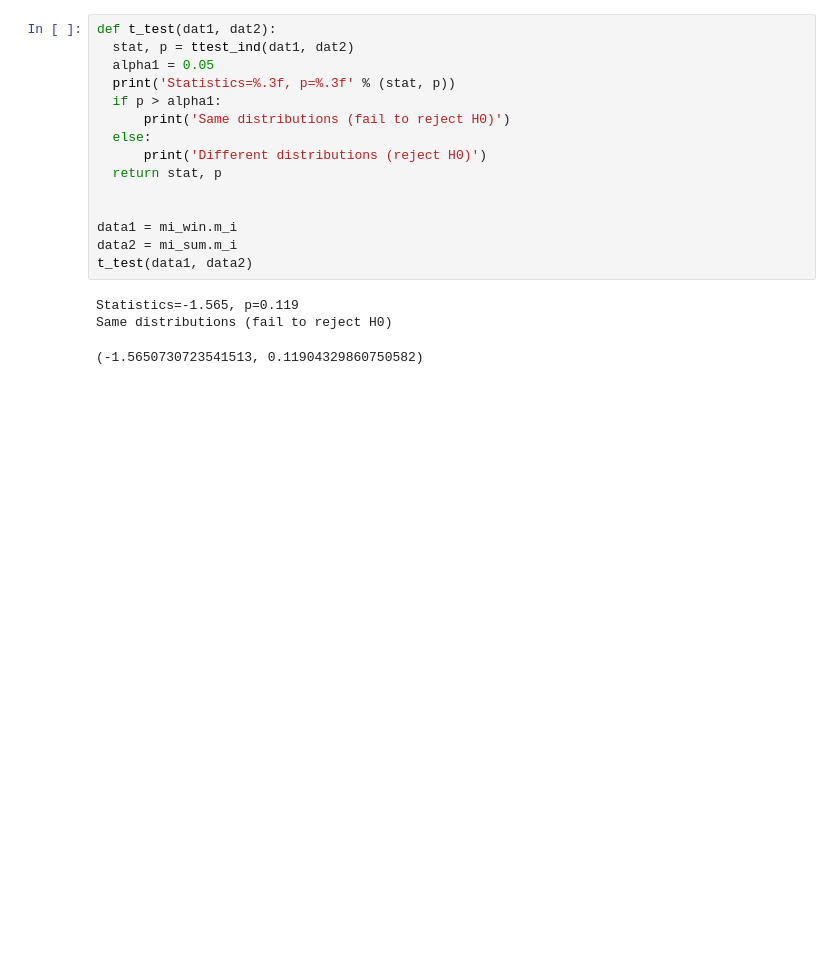
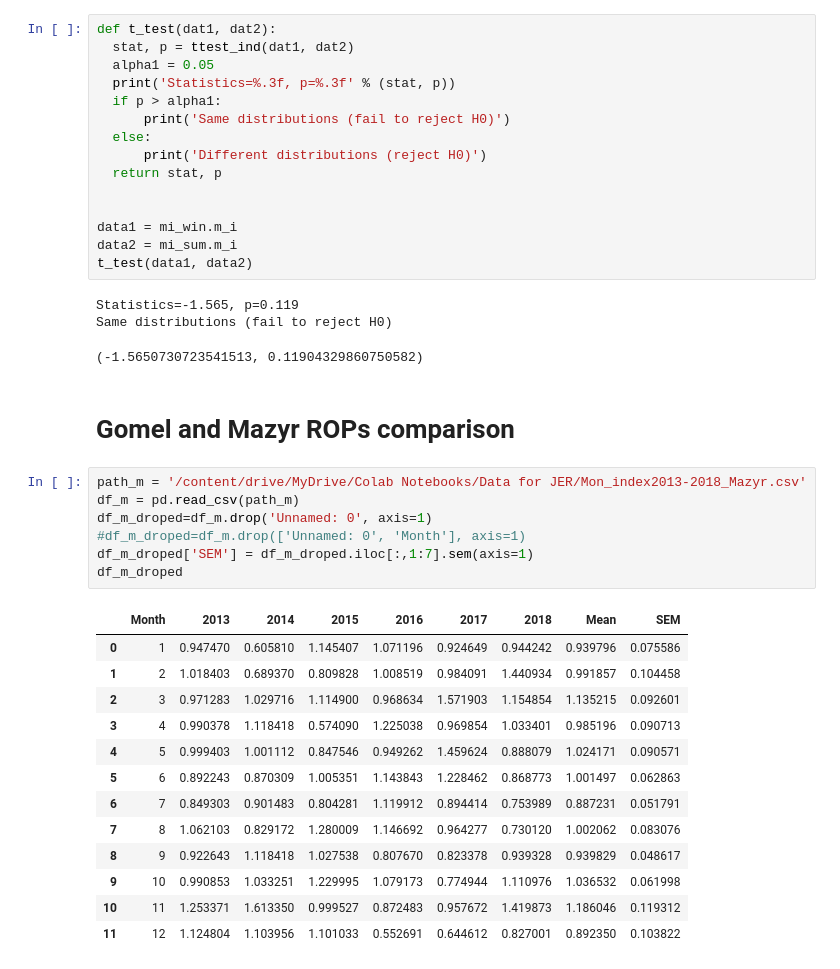
Before and after one commit to ADv0rnik/Data-analysis-for-JER, a Jupyter notebook: Monthly_index_calc.ipynb, the cells around one changed output. Saved outputs shown, nothing was run; the diff lists cells and outputs as text; blank space fills up the shorter version.

```diff
--- a/Monthly_index_calc.ipynb
+++ b/Monthly_index_calc.ipynb
@@ -409,3 +413,26 @@ t_test(data1, data2)
 Statistics=-1.565, p=0.119
 Same distributions (fail to reject H0)
 (-1.5650730723541513, 0.11904329860750582)
+# %% [markdown]
+# **Gomel and Mazyr ROPs comparison**
+# %%
+path_m = '/content/drive/MyDrive/Colab Notebooks/Data for JER/Mon_index2013-2018_Mazyr.csv'
+df_m = pd.read_csv(path_m)
+df_m_droped=df_m.drop('Unnamed: 0', axis=1)
+#df_m_droped=df_m.drop(['Unnamed: 0', 'Month'], axis=1)
+df_m_droped['SEM'] = df_m_droped.iloc[:,1:7].sem(axis=1)
+df_m_droped
+# %% [output]
+|  | Month | 2013 | 2014 | 2015 | 2016 | 2017 | 2018 | Mean | SEM |
+| 0 | 1 | 0.947470 | 0.605810 | 1.145407 | 1.071196 | 0.924649 | 0.944242 | 0.939796 | 0.075586 |
+| 1 | 2 | 1.018403 | 0.689370 | 0.809828 | 1.008519 | 0.984091 | 1.440934 | 0.991857 | 0.104458 |
+| 2 | 3 | 0.971283 | 1.029716 | 1.114900 | 0.968634 | 1.571903 | 1.154854 | 1.135215 | 0.092601 |
+| 3 | 4 | 0.990378 | 1.118418 | 0.574090 | 1.225038 | 0.969854 | 1.033401 | 0.985196 | 0.090713 |
+| 4 | 5 | 0.999403 | 1.001112 | 0.847546 | 0.949262 | 1.459624 | 0.888079 | 1.024171 | 0.090571 |
+| 5 | 6 | 0.892243 | 0.870309 | 1.005351 | 1.143843 | 1.228462 | 0.868773 | 1.001497 | 0.062863 |
+| 6 | 7 | 0.849303 | 0.901483 | 0.804281 | 1.119912 | 0.894414 | 0.753989 | 0.887231 | 0.051791 |
+| 7 | 8 | 1.062103 | 0.829172 | 1.280009 | 1.146692 | 0.964277 | 0.730120 | 1.002062 | 0.083076 |
+| 8 | 9 | 0.922643 | 1.118418 | 1.027538 | 0.807670 | 0.823378 | 0.939328 | 0.939829 | 0.048617 |
+| 9 | 10 | 0.990853 | 1.033251 | 1.229995 | 1.079173 | 0.774944 | 1.110976 | 1.036532 | 0.061998 |
+| 10 | 11 | 1.253371 | 1.613350 | 0.999527 | 0.872483 | 0.957672 | 1.419873 | 1.186046 | 0.119312 |
+| 11 | 12 | 1.124804 | 1.103956 | 1.101033 | 0.552691 | 0.644612 | 0.827001 | 0.892350 | 0.103822 |
```
Also changed, not shown: parts of 7 cells of this notebook.
